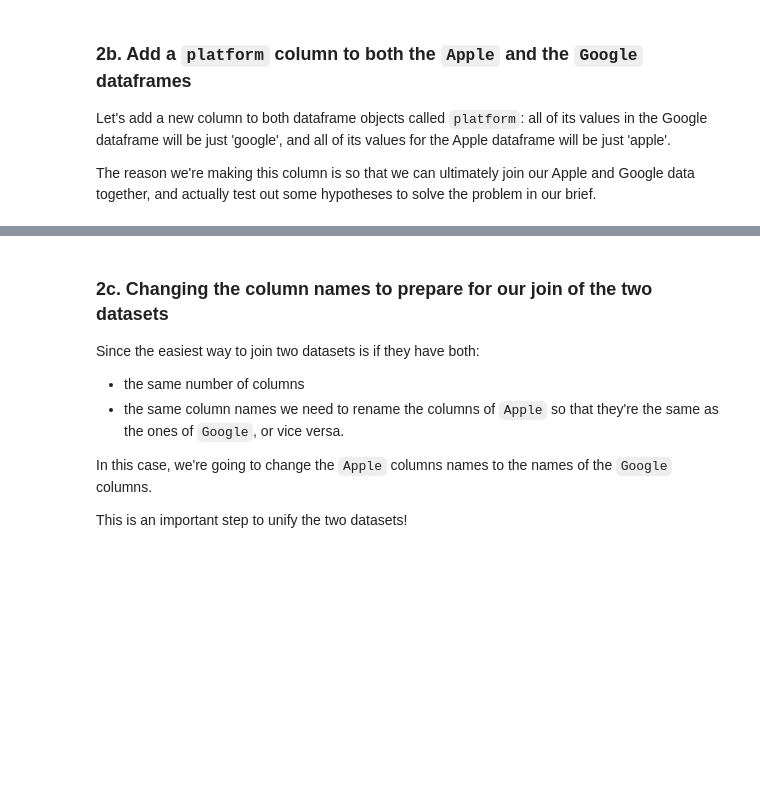
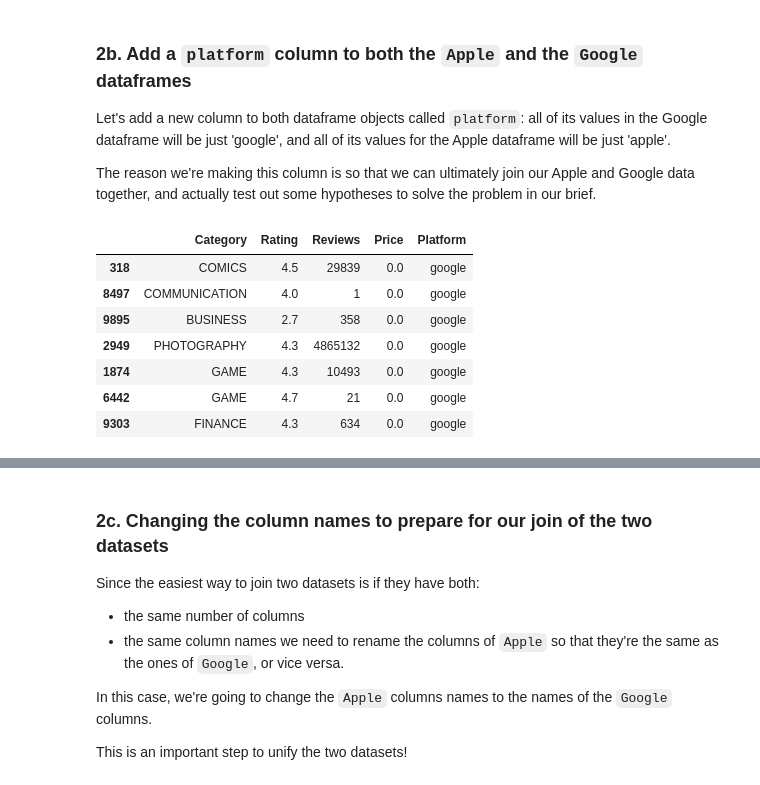
Before and after one commit to Khalif81/AppStore_GoogvsAppl, a Jupyter notebook: Springboard Apps project - Tier 3_KhalifOliver.ipynb, the cells around one changed output, grey strips where cells are left out. Drawn from its saved outputs; the diff is of its cells as text; code cells hidden in the pictures; blank space fills up the shorter version.

```diff
--- a/Springboard Apps project - Tier 3_KhalifOliver.ipynb
+++ b/Springboard Apps project - Tier 3_KhalifOliver.ipynb
@@ -258,0 +281,11 @@ _ _ _
+# %%
+Google.sample(7)
+# %% [output]
+|  | Category | Rating | Reviews | Price | Platform |
+| 318 | COMICS | 4.5 | 29839 | 0.0 | google |
+| 8497 | COMMUNICATION | 4.0 | 1 | 0.0 | google |
+| 9895 | BUSINESS | 2.7 | 358 | 0.0 | google |
+| 2949 | PHOTOGRAPHY | 4.3 | 4865132 | 0.0 | google |
+| 1874 | GAME | 4.3 | 10493 | 0.0 | google |
+| 6442 | GAME | 4.7 | 21 | 0.0 | google |
+| 9303 | FINANCE | 4.3 | 634 | 0.0 | google |
```
Also changed, not shown: parts of 18 cells of this notebook.
